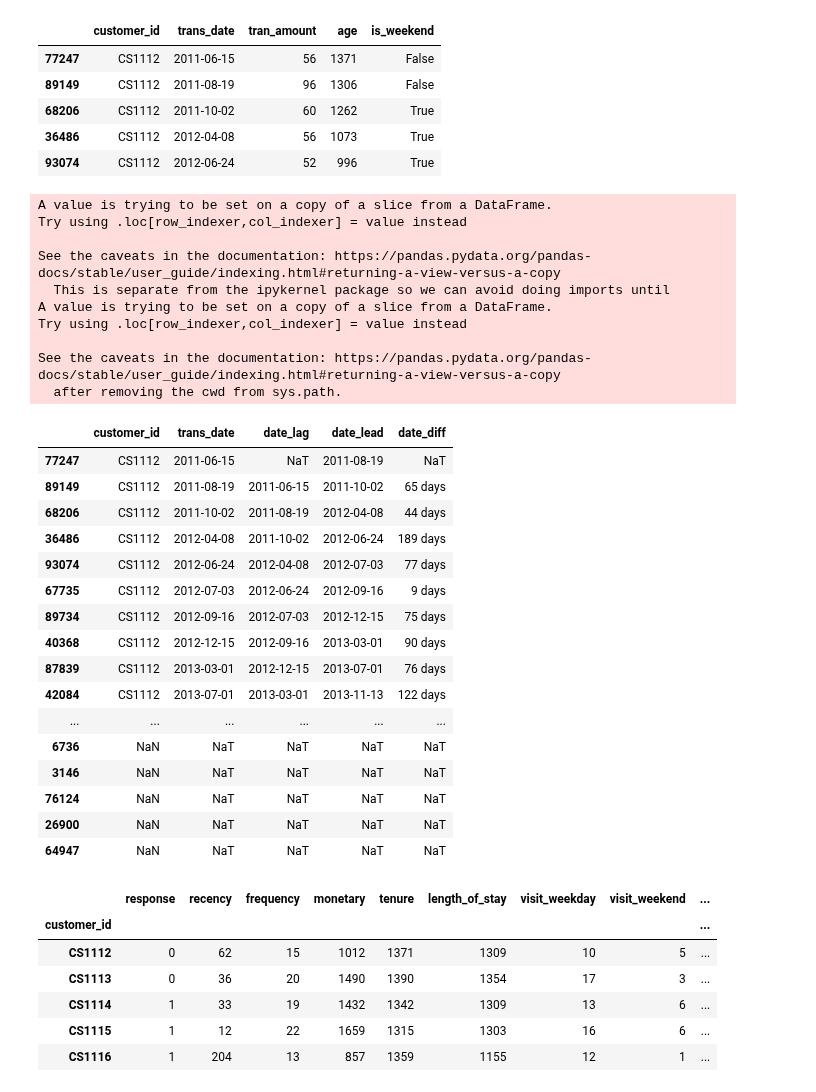
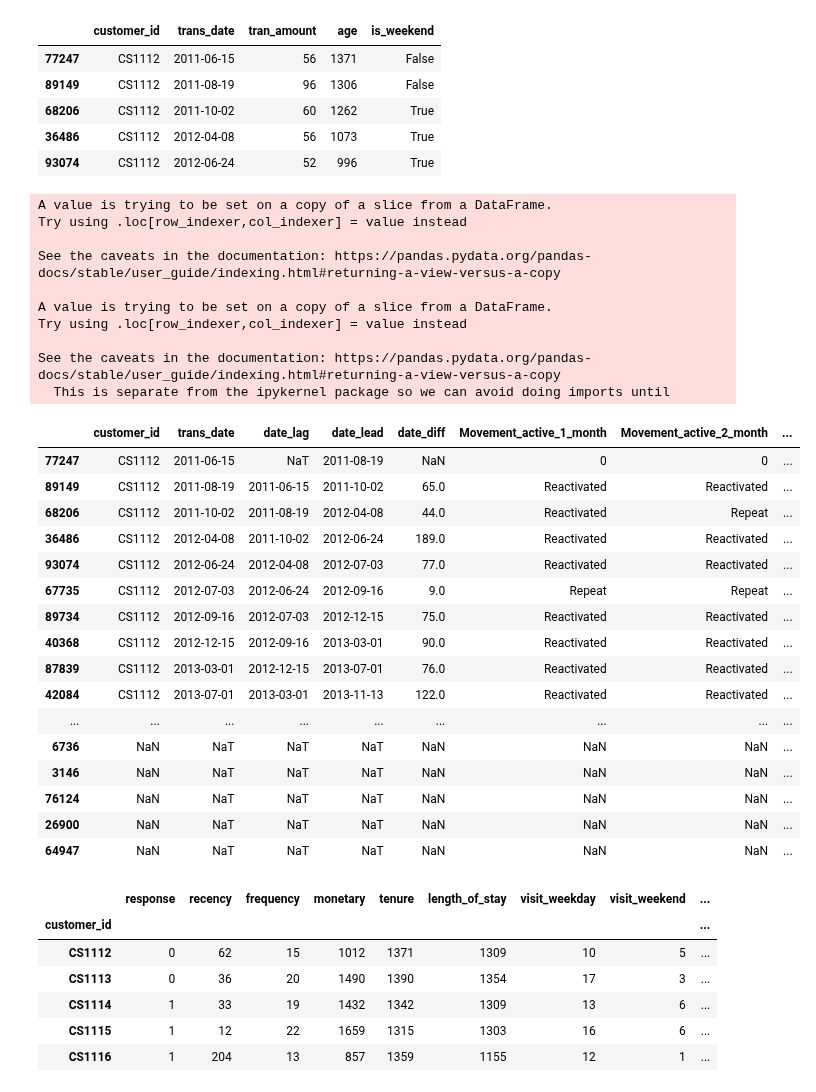
Before and after one commit to PisutSukpool/CRM-Analytics, a Jupyter notebook: Homework 08/Campaign Response Model_Main.ipynb, the cells around one changed output. Saved outputs shown, nothing was run; the diff lists cells and outputs as text; code cells hidden in the pictures.

```diff
--- a/Homework 08/Campaign Response Model_Main.ipynb
+++ b/Homework 08/Campaign Response Model_Main.ipynb
@@ -104,44 +104,65 @@ df_transactions.head()
 | 36486 | CS1112 | 2012-04-08 | 56 | 1073 | True |
 | 93074 | CS1112 | 2012-06-24 | 52 | 996 | True |
 # %%
+#Customer Movement
 df_movement =  df_transactions[['customer_id','trans_date']]
-
 df_movement['date_lag'] = df_movement.groupby(['customer_id'])['trans_date'].shift(1)
 df_movement['date_lead'] = df_movement.groupby(['customer_id'])['trans_date'].shift(-1)
-df_movement['date_diff'] = df_movement['trans_date'] - df_movement['date_lag']
+df_movement['date_diff'] = (df_movement['trans_date'] - df_movement['date_lag']).dt.days
+
+conditions_active_1_month = [
+    (df_movement['date_diff'] <= 30),
+    (df_movement['date_diff'] > 30)
+    ]
+values_active_1_month = ['Repeat', 'Reactivated']
+df_movement['Movement_active_1_month'] = np.select(conditions_active_1_month, values_active_1_month)
+
+conditions_active_2_month = [
+    (df_movement['date_diff'] <= 60),
+    (df_movement['date_diff'] > 60)
+    ]
+values_active_2_month = ['Repeat', 'Reactivated']
+df_movement['Movement_active_2_month'] = np.select(conditions_active_2_month, values_active_2_month)
+
+conditions_active_3_month = [
+    (df_movement['date_diff'] <= 90),
+    (df_movement['date_diff'] > 90)
+    ]
+values_active_3_month = ['Repeat', 'Reactivated']
+df_movement['Movement_active_3_month'] = np.select(conditions_active_3_month, values_active_3_month)
+
 filter = df_movement['customer_id']=='CS1112'
 
-# filtering data
 df_movement.where(filter, inplace = True)
 df_movement.head(50)
 # %% [output]
+A value is trying to be set on a copy of a slice from a DataFrame.
+Try using .loc[row_indexer,col_indexer] = value instead
+
+See the caveats in the documentation: https://pandas.pydata.org/pandas-docs/stable/user_guide/indexing.html#returning-a-view-versus-a-copy
+
 A value is trying to be set on a copy of a slice from a DataFrame.
 Try using .loc[row_indexer,col_indexer] = value instead
 
 See the caveats in the documentation: https://pandas.pydata.org/pandas-docs/stable/user_guide/indexing.html#returning-a-view-versus-a-copy
   This is separate from the ipykernel package so we can avoid doing imports until
-A value is trying to be set on a copy of a slice from a DataFrame.
-Try using .loc[row_indexer,col_indexer] = value instead
-
-See the caveats in the documentation: https://pandas.pydata.org/pandas-docs/stable/user_guide/indexing.html#returning-a-view-versus-a-copy
-  after removing the cwd from sys.path.
-|  | customer_id | trans_date | date_lag | date_lead | date_diff |
-| 77247 | CS1112 | 2011-06-15 | NaT | 2011-08-19 | NaT |
-| 89149 | CS1112 | 2011-08-19 | 2011-06-15 | 2011-10-02 | 65 days |
-| 68206 | CS1112 | 2011-10-02 | 2011-08-19 | 2012-04-08 | 44 days |
-| 36486 | CS1112 | 2012-04-08 | 2011-10-02 | 2012-06-24 | 189 days |
-| 93074 | CS1112 | 2012-06-24 | 2012-04-08 | 2012-07-03 | 77 days |
-| 67735 | CS1112 | 2012-07-03 | 2012-06-24 | 2012-09-16 | 9 days |
-| 89734 | CS1112 | 2012-09-16 | 2012-07-03 | 2012-12-15 | 75 days |
-| 40368 | CS1112 | 2012-12-15 | 2012-09-16 | 2013-03-01 | 90 days |
-| 87839 | CS1112 | 2013-03-01 | 2012-12-15 | 2013-07-01 | 76 days |
-| 42084 | CS1112 | 2013-07-01 | 2013-03-01 | 2013-11-13 | 122 days |
-| ... | ... | ... | ... | ... | ... |
-| 6736 | NaN | NaT | NaT | NaT | NaT |
-| 3146 | NaN | NaT | NaT | NaT | NaT |
-| 76124 | NaN | NaT | NaT | NaT | NaT |
-| 26900 | NaN | NaT | NaT | NaT | NaT |
-| 64947 | NaN | NaT | NaT | NaT | NaT |
+|  | customer_id | trans_date | date_lag | date_lead | date_diff | Movement_active_1_month | Movement_active_2_month | ... |
+| 77247 | CS1112 | 2011-06-15 | NaT | 2011-08-19 | NaN | 0 | 0 | ... |
+| 89149 | CS1112 | 2011-08-19 | 2011-06-15 | 2011-10-02 | 65.0 | Reactivated | Reactivated | ... |
+| 68206 | CS1112 | 2011-10-02 | 2011-08-19 | 2012-04-08 | 44.0 | Reactivated | Repeat | ... |
+| 36486 | CS1112 | 2012-04-08 | 2011-10-02 | 2012-06-24 | 189.0 | Reactivated | Reactivated | ... |
+| 93074 | CS1112 | 2012-06-24 | 2012-04-08 | 2012-07-03 | 77.0 | Reactivated | Reactivated | ... |
+| 67735 | CS1112 | 2012-07-03 | 2012-06-24 | 2012-09-16 | 9.0 | Repeat | Repeat | ... |
+| 89734 | CS1112 | 2012-09-16 | 2012-07-03 | 2012-12-15 | 75.0 | Reactivated | Reactivated | ... |
+| 40368 | CS1112 | 2012-12-15 | 2012-09-16 | 2013-03-01 | 90.0 | Reactivated | Reactivated | ... |
+| 87839 | CS1112 | 2013-03-01 | 2012-12-15 | 2013-07-01 | 76.0 | Reactivated | Reactivated | ... |
+| 42084 | CS1112 | 2013-07-01 | 2013-03-01 | 2013-11-13 | 122.0 | Reactivated | Reactivated | ... |
+| ... | ... | ... | ... | ... | ... | ... | ... | ... |
+| 6736 | NaN | NaT | NaT | NaT | NaN | NaN | NaN | ... |
+| 3146 | NaN | NaT | NaT | NaT | NaN | NaN | NaN | ... |
+| 76124 | NaN | NaT | NaT | NaT | NaN | NaN | NaN | ... |
+| 26900 | NaN | NaT | NaT | NaT | NaN | NaN | NaN | ... |
+| 64947 | NaN | NaT | NaT | NaT | NaN | NaN | NaN | ... |
 # %%
 df = df_transactions.groupby('customer_id').agg(
         recency=('age', min),
```
